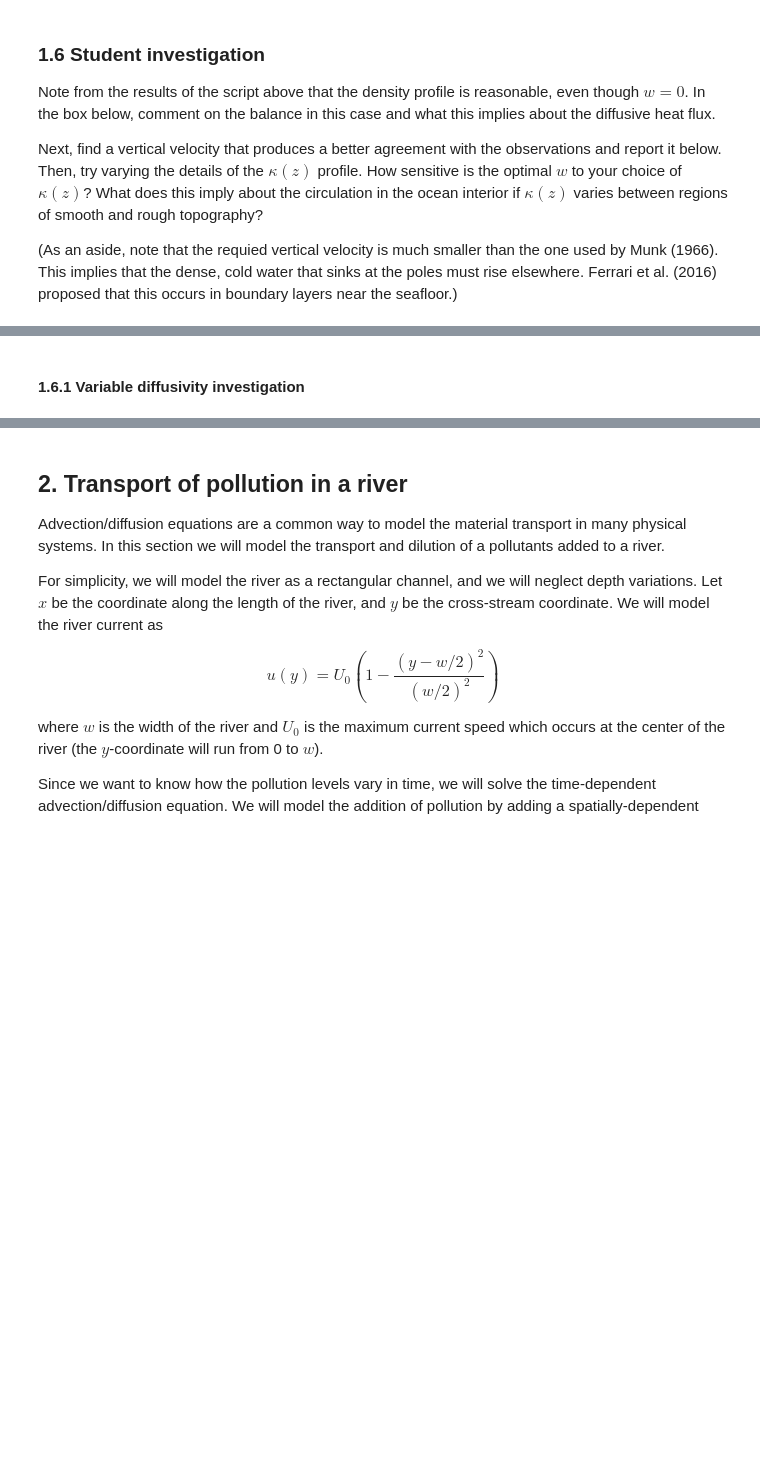
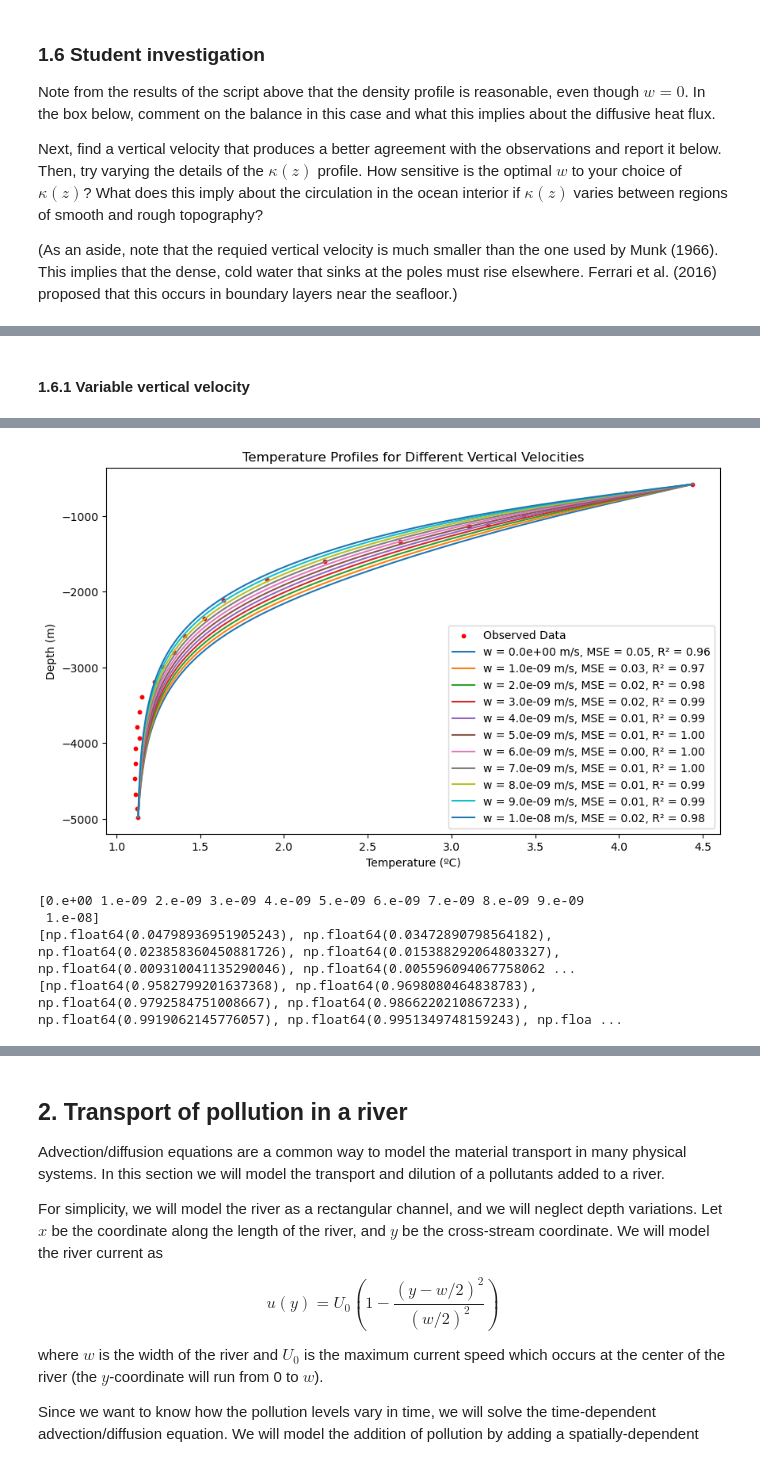
Before and after one commit to maxcharvey/QCES_LNM_projects, a Jupyter notebook: Project2_transport.ipynb, the cells around one changed output, grey strips where cells are left out. Saved outputs shown, nothing was run; the diff lists cells and outputs as text; code cells hidden in the pictures; blank space fills up the shorter version.

```diff
--- a/Project2_transport.ipynb
+++ b/Project2_transport.ipynb
@@ -331,2 +359,2 @@ Next, find a vertical velocity that produces a better agreement with the observa
 # %% [markdown]
-#### 1.6.1 Variable diffusivity investigation
+#### 1.6.1 Variable vertical velocity
@@ -334,0 +392,70 @@ Next, find a vertical velocity that produces a better agreement with the observa
+# %%
+w_values = np.linspace(0, 1e-8, 11)
+r_values = []
+ms_values = []
+
+plt.figure(figsize=(10, 6))
+plt.scatter(CTD_T, CTD_z, s=10, color='red', label="Observed Data")
+for w in w_values:
+    # Dedalus code setup and solver
+    z_surface = CTD_z[-1]
+    z_bottom = CTD_z[0]
+    T_surface = CTD_T[-1]
+    T_bottom = CTD_T[0]
+    Nz = 1000
+
+    # Bases
+    zcoord = d3.Coordinate('z')
+    dist = d3.Distributor(zcoord, dtype=np.float64)
+    zbasis = d3.Chebyshev(zcoord, size=Nz, bounds=(z_bottom, z_surface))
+    z = dist.local_grid(zbasis)
+
+    # Fields
+    T = dist.Field(name='T', bases=zbasis)
+    kappa = dist.Field(name='kappa', bases=zbasis)
+    kappa['g'] = 1e-5 + (8.6e-4 - 1e-5) * np.exp((-5e3 - z) / 667)
+
+    # Tau variables and problem setup
+    tau_1 = dist.Field(name='tau_1')
+    tau_2 = dist.Field(name='tau_2')
+    lift_basis = zbasis.derivative_basis(1)
+    lift = lambda A: d3.Lift(A, lift_basis, -1)
+    dz = lambda A: d3.Differentiate(A, zcoord)
+    Tz = dz(T) + lift(tau_1)
+    Tzz = dz(Tz) + lift(tau_2)
+
+    # Problem
+    problem = d3.LBVP([T, tau_1, tau_2], namespace=locals())
+    problem.add_equation("w*Tz - dz(kappa*Tz) + lift(tau_2) = 0")
+    problem.add_equation("T(z=z_surface) = T_surface")
+    problem.add_equation("T(z=z_bottom) = T_bottom")
+
+    # Solver
+    solver = problem.build_solver()
+    solver.solve()
+
+    # Retrieve the model results
+    Tg = T['g']
+
+    # Calculate MSE and R²
+    mse, r2 = calculate_mse_r2(Tg, z, CTD_T, CTD_z)
+
+    r_values.append(r2)
+    ms_values.append(mse)
+
+    # Plot
+    plt.plot(Tg, z, label=f"w = {w:.1e} m/s, MSE = {mse:.2f}, R² = {r2:.2f}")
+
+# Plot the observed data for reference
+
+plt.xlabel('Temperature (ºC)')
+plt.ylabel('Depth (m)')
+
+plt.legend()
+plt.title("Temperature Profiles for Different Vertical Velocities")
+plt.show()
+
+print(w_values)
+print(ms_values)
+print(r_values)
+# %% [output]
@@ -334,0 +473,5 @@ Next, find a vertical velocity that produces a better agreement with the observa
+[figure, added]
+[0.e+00 1.e-09 2.e-09 3.e-09 4.e-09 5.e-09 6.e-09 7.e-09 8.e-09 9.e-09
+ 1.e-08]
+[np.float64(0.04798936951905243), np.float64(0.03472890798564182), np.float64(0.023858360450881726), np.float64(0.015388292064803327), np.float64(0.009310041135290046), np.float64(0.005596094067758062 ...
+[np.float64(0.9582799201637368), np.float64(0.9698080464838783), np.float64(0.9792584751008667), np.float64(0.9866220210867233), np.float64(0.9919062145776057), np.float64(0.9951349748159243), np.floa ...
```
Also changed, not shown: parts of 20 cells of this notebook.
